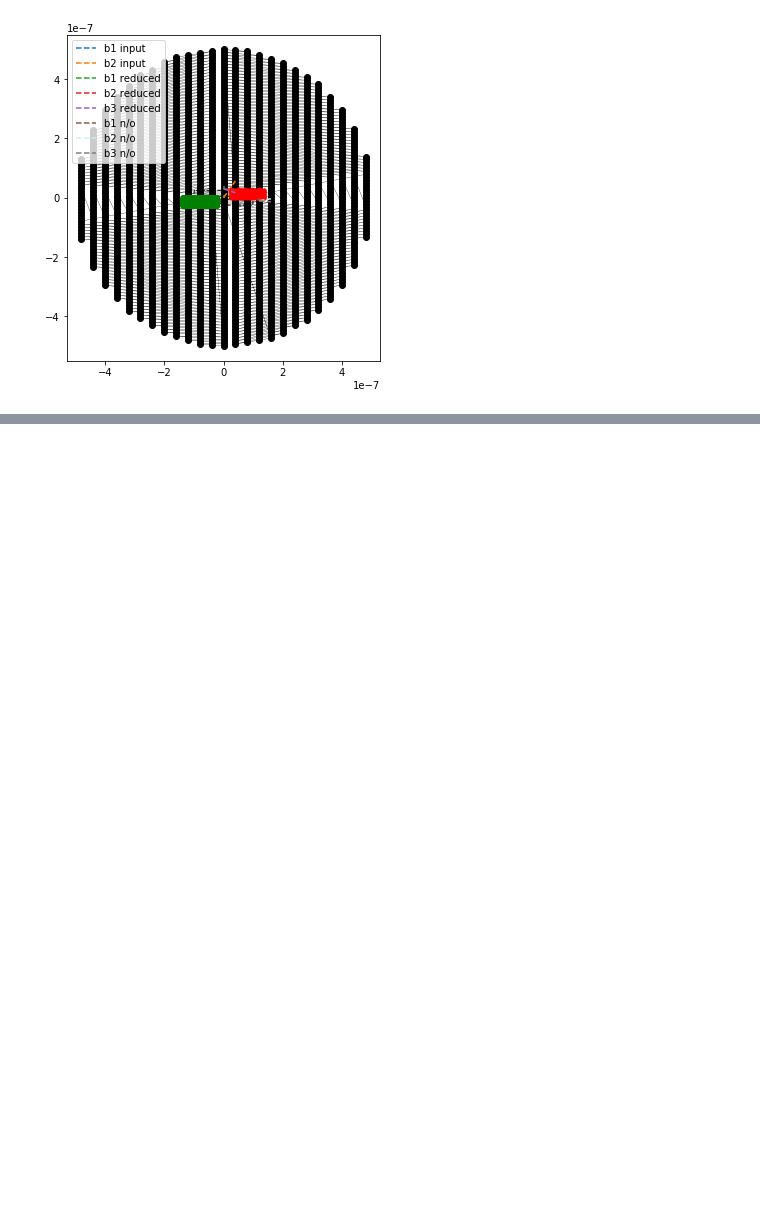
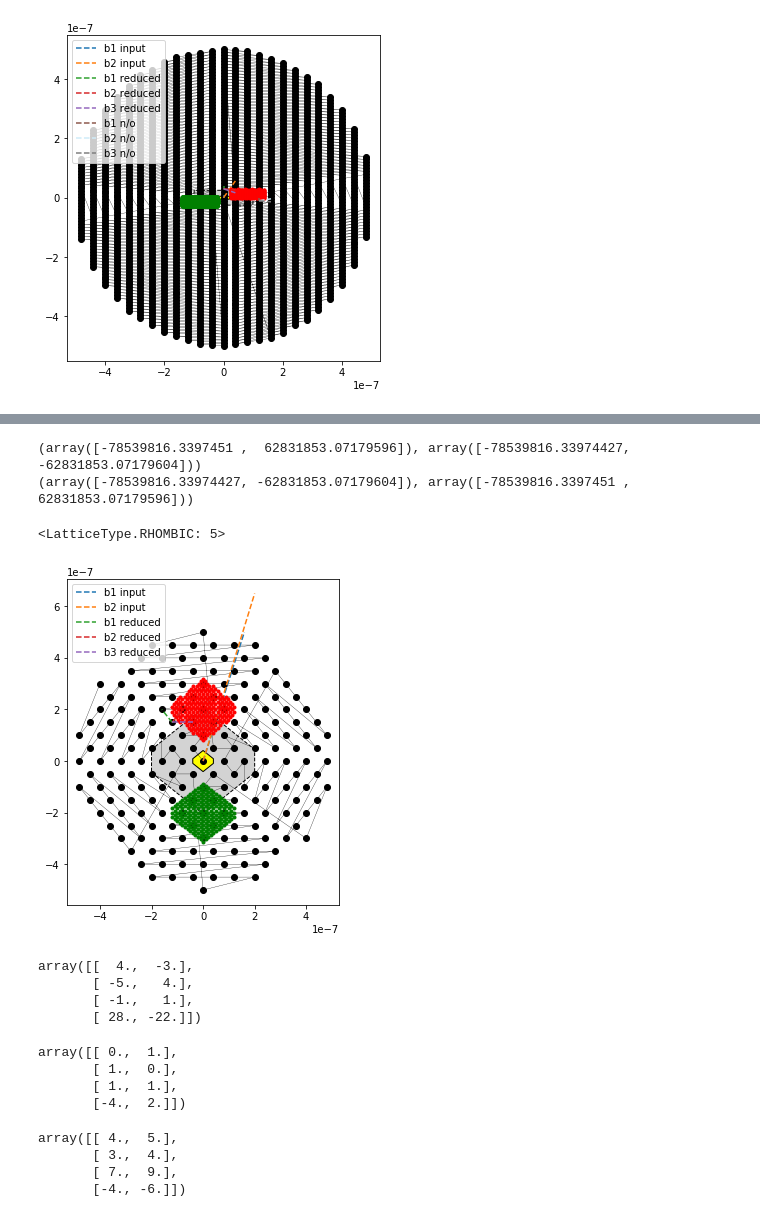
Before and after one commit to texnokrates/qpms-ipynotebooks, a Jupyter notebook: module_devel/lattices2d.ipynb, the cells around one changed output, grey strips where cells are left out. Drawn from its saved outputs; the diff is of its cells as text; code cells hidden in the pictures; blank space fills up the shorter version.

Commit message:
Basis transform for lattices

```diff
--- a/module_devel/lattices2d.ipynb
+++ b/module_devel/lattices2d.ipynb
@@ -229,0 +232,4 @@ draw_and_classify(b1, b2)
+# %%
+b1 = np.array((0,bs))
+b2 = np.array((.4*bs, .5*bs))
+draw_and_classify(b1, b2)
@@ -229,0 +241,32 @@ draw_and_classify(b1, b2)
+# %%
+c1 = 3*b1 + 4*b2; c2 = 4*b1 + 5*b2
+draw_and_classify(c1,c2)
+# %% [output]
+(array([-78539816.3397451 ,  62831853.07179596]), array([-78539816.33974427, -62831853.07179604]))
+(array([-78539816.33974427, -62831853.07179604]), array([-78539816.3397451 ,  62831853.07179596]))
+<LatticeType.RHOMBIC: 5>
+[figure, added]
+# %%
+vectors = [[0,1],[1,0],[1,1],[-4,2]]
+trvectors = lattices2d.change_basis((b1,b2),(c1,c2),vectors)
+trvectors
+# %% [output]
+array([[  4.,  -3.],
+       [ -5.,   4.],
+       [ -1.,   1.],
+       [ 28., -22.]])
+# %%
+vectorsback = lattices2d.change_basis((c1,c2),(b1,b2),trvectors)
+vectorsback
+# %% [output]
+array([[ 0.,  1.],
+       [ 1.,  0.],
+       [ 1.,  1.],
+       [-4.,  2.]])
+# %%
+lattices2d.change_basis((c1,c2),(b1,b2),vectors)
+# %% [output]
+array([[ 4.,  5.],
+       [ 3.,  4.],
+       [ 7.,  9.],
+       [-4., -6.]])
```
Also changed, not shown: parts of 7 cells of this notebook.
